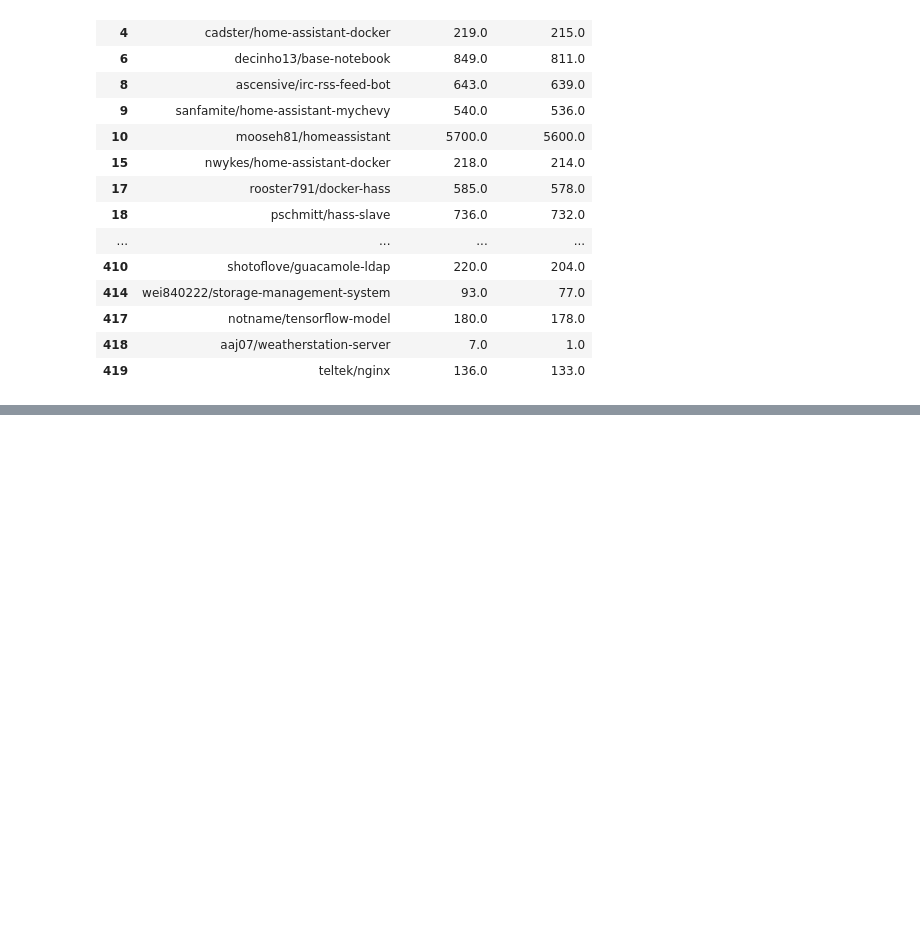
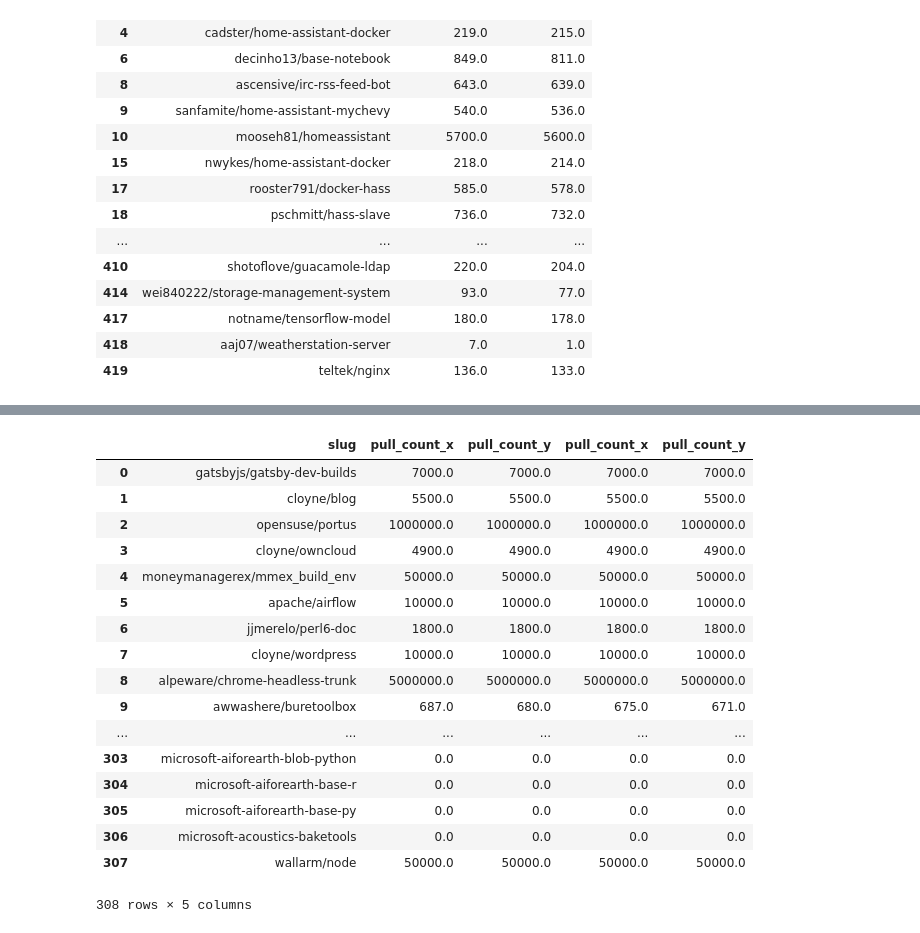
Before and after one commit to cshubhamrao/docker-hub-data, a Jupyter notebook: scripts/merge_files.ipynb, the cells around one changed output, grey strips where cells are left out. Drawn from its saved outputs; the diff is of its cells as text; code cells hidden in the pictures; blank space fills up the shorter version.

Commit message:
analyze merged files

```diff
--- a/scripts/merge_files.ipynb
+++ b/scripts/merge_files.ipynb
@@ -87,3 +87,7 @@ merged.loc[merged['pull_count_x'] != merged['pull_count_y']]
 | 419 | teltek/nginx | 136.0 | 133.0 |
 # %%
 file_3 = os.path.join(DATA_DIR, files[2])
+# %%
+df3 = preprocess(file_3)
+# %%
+merged_1 = merged.merge(df3[['slug', 'pull_count']], on='slug')
@@ -89,0 +115,23 @@ file_3 = os.path.join(DATA_DIR, files[2])
+# %%
+file_3 = os.path.join(DATA_DIR, files[3])
+df3 = preprocess(file_3)
+merged_1.merge(df3[['slug', 'pull_count']], on='slug')
+# %% [output]
+|  | slug | pull_count_x | pull_count_y | pull_count_x | pull_count_y |
+| 0 | gatsbyjs/gatsby-dev-builds | 7000.0 | 7000.0 | 7000.0 | 7000.0 |
+| 1 | cloyne/blog | 5500.0 | 5500.0 | 5500.0 | 5500.0 |
+| 2 | opensuse/portus | 1000000.0 | 1000000.0 | 1000000.0 | 1000000.0 |
+| 3 | cloyne/owncloud | 4900.0 | 4900.0 | 4900.0 | 4900.0 |
+| 4 | moneymanagerex/mmex_build_env | 50000.0 | 50000.0 | 50000.0 | 50000.0 |
+| 5 | apache/airflow | 10000.0 | 10000.0 | 10000.0 | 10000.0 |
+| 6 | jjmerelo/perl6-doc | 1800.0 | 1800.0 | 1800.0 | 1800.0 |
+| 7 | cloyne/wordpress | 10000.0 | 10000.0 | 10000.0 | 10000.0 |
+| 8 | alpeware/chrome-headless-trunk | 5000000.0 | 5000000.0 | 5000000.0 | 5000000.0 |
+| 9 | awwashere/buretoolbox | 687.0 | 680.0 | 675.0 | 671.0 |
+| ... | ... | ... | ... | ... | ... |
+| 303 | microsoft-aiforearth-blob-python | 0.0 | 0.0 | 0.0 | 0.0 |
+| 304 | microsoft-aiforearth-base-r | 0.0 | 0.0 | 0.0 | 0.0 |
+| 305 | microsoft-aiforearth-base-py | 0.0 | 0.0 | 0.0 | 0.0 |
+| 306 | microsoft-acoustics-baketools | 0.0 | 0.0 | 0.0 | 0.0 |
+| 307 | wallarm/node | 50000.0 | 50000.0 | 50000.0 | 50000.0 |
+308 rows × 5 columns
```
Also changed, not shown: parts of 2 cells of this notebook.
